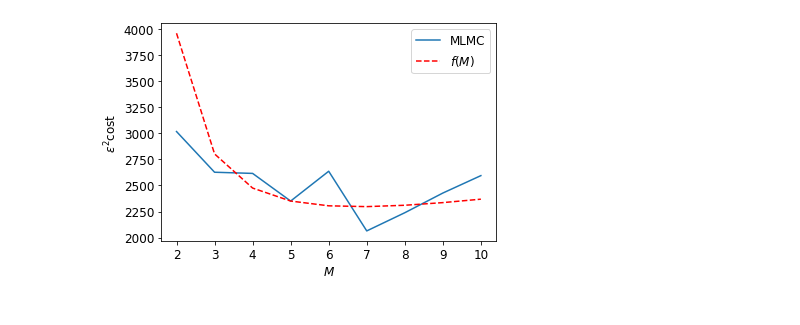
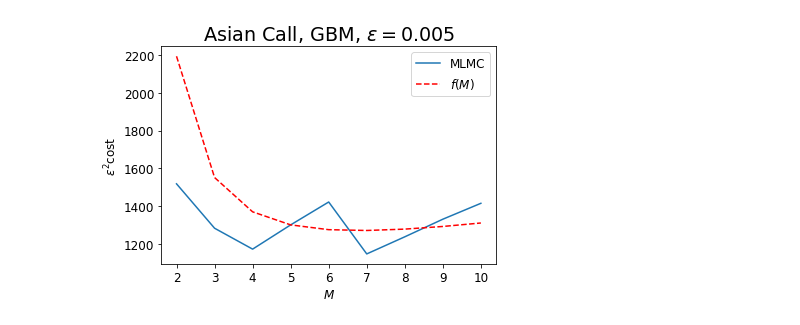
Before and after one commit to mckeownish/Multilevel_MC_SDEs, a Jupyter notebook: MLMC Code.ipynb, the cells around one changed output. Saved outputs shown, nothing was run; the diff lists cells and outputs as text; code cells hidden in the pictures.

```diff
--- a/MLMC Code.ipynb
+++ b/MLMC Code.ipynb
@@ -305,26 +401,28 @@ def mlmc_complexity(mlmc_fn,eps,M=2,T=1,N0=10**3):
 # %%
 cost_mlmc=[]
 cost_mc=[]
 for m in [2,3,4,5,6,7,8,9,10]:
-    e=0.0005
-    sums,N=mlmc(European,e,M=m)
+    Asian=Asian_GBM()
+    e=0.005
+    sums,N=Asian.mlmc(e,M=m)
     L=len(N)-1
     means_p=sums[2,:]/N
     V_p=(sums[3,:]/N)-means_p**2
 
     cost_mlmc+=[(N[0]+(1+1/m)*np.sum(N[1:]*(m**np.arange(1,L+1))))*e**2]
     cost_mc+=[2*sum(V_p*m**np.arange(L+1))]
 
 M=np.array([2,3,4,5,6,7,8,9,10])
 plt.plot(M,cost_mlmc,label='MLMC')
 sc=cost_mlmc[3]/((M[3]-1/M[3])/(np.log(M[3]))**2)
 plt.plot(M,sc*(M-1/M)/(np.log(M))**2,'r--',label='$f(M)$')
 plt.legend()
 plt.ylabel('$\epsilon^{2}$cost')
 plt.xlabel('$M$');
+plt.title(f'Asian Call, GBM, $\epsilon={e}$')
 plt.savefig('Comparison_Cost_fofM')
 # %% [output]
-[figure, old version]
+[figure, new version]
 # %%
 plt.figure(figsize=(15,8))
 p=[]
```
Also changed, not shown: parts of 18 cells of this notebook.
